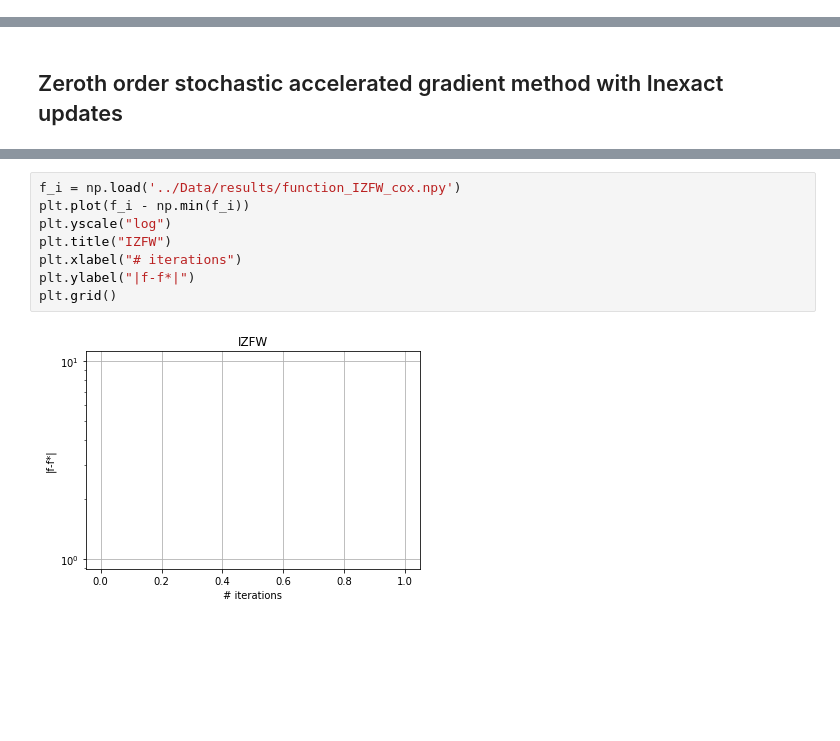
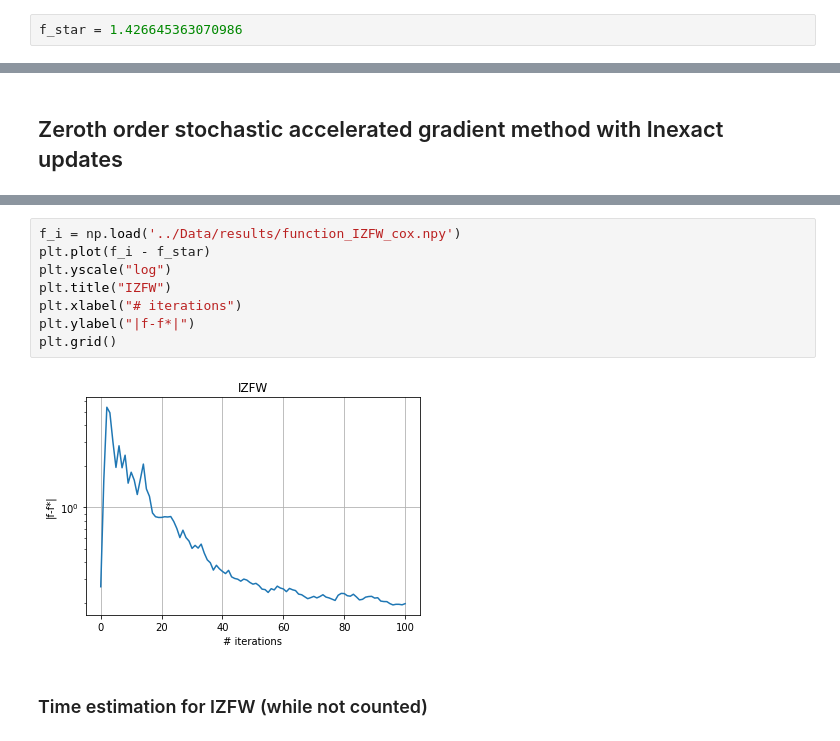
Before and after one commit to liacov/OPTproj, a Jupyter notebook: notebooks/CoxRegression.ipynb, the cells around one changed output, grey strips where cells are left out. Saved outputs shown, nothing was run; the diff lists cells and outputs as text; blank space fills up the shorter version.

```diff
--- a/notebooks/CoxRegression.ipynb
+++ b/notebooks/CoxRegression.ipynb
@@ -60,3 +63,5 @@ np.linalg.norm(w0, 1)
+# %%
+f_star = 1.426645363070986
 # %%
 @njit
 def F(w):
@@ -134,10 +168,12 @@ T = 100
 # %%
 f_i = np.load('../Data/results/function_IZFW_cox.npy')
-plt.plot(f_i - np.min(f_i))
+plt.plot(f_i - f_star)
 plt.yscale("log")
 plt.title("IZFW")
 plt.xlabel("# iterations")
 plt.ylabel("|f-f*|")
 plt.grid()
 # %% [output]
-[figure, old version]
+[figure, new version]
+# %% [markdown]
+### Time estimation for IZFW (while not counted)
```
Also changed, not shown: parts of 20 cells of this notebook, 7 other files.
